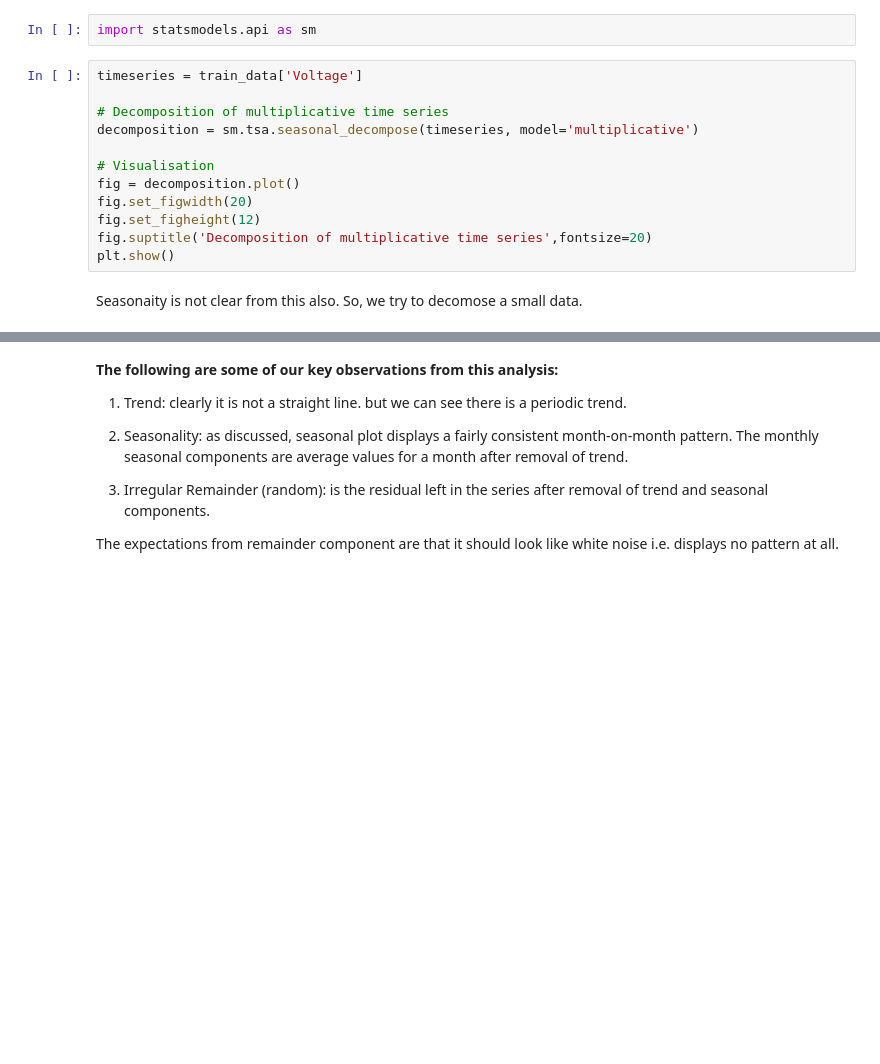
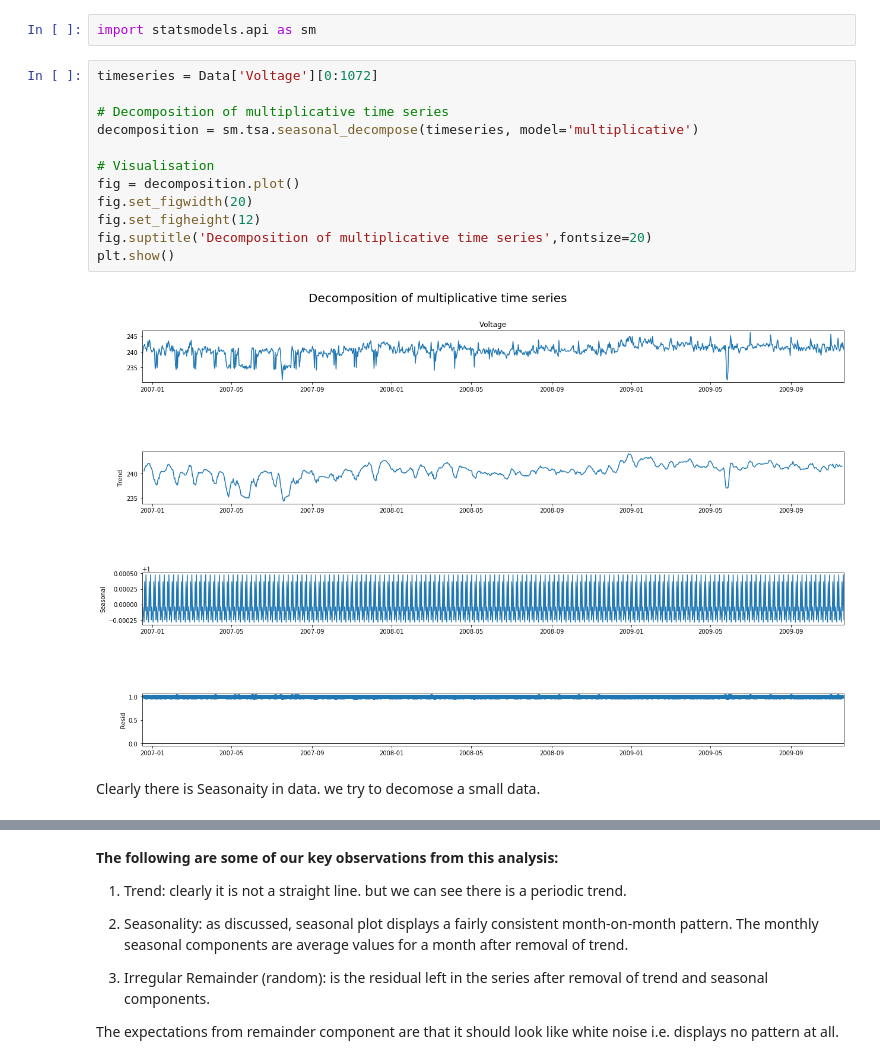
Before and after one commit to SSehrawat1720/ML-Projects, a Jupyter notebook: Time Series Forecasting France House Energy.ipynb, the cells around one changed output, grey strips where cells are left out. Drawn from its saved outputs; the diff is of its cells as text; blank space fills up the shorter version.

```diff
--- a/Time Series Forecasting France House Energy.ipynb
+++ b/Time Series Forecasting France House Energy.ipynb
@@ -211,18 +345,20 @@ plt.show()
 # %%
 import statsmodels.api as sm
 # %%
-timeseries = train_data['Voltage']
+timeseries = Data['Voltage'][0:1072]
 
 # Decomposition of multiplicative time series
 decomposition = sm.tsa.seasonal_decompose(timeseries, model='multiplicative')
 
 # Visualisation
 fig = decomposition.plot()
 fig.set_figwidth(20)
 fig.set_figheight(12)
 fig.suptitle('Decomposition of multiplicative time series',fontsize=20)
 plt.show()
+# %% [output]
+[figure, added]
 # %% [markdown]
-Seasonaity is not clear from this also.
-So, we try to decomose a small data.
+Clearly there is Seasonaity in data.
+we try to decomose a small data.
 # %%
```
Also changed, not shown: parts of 61 cells of this notebook.
